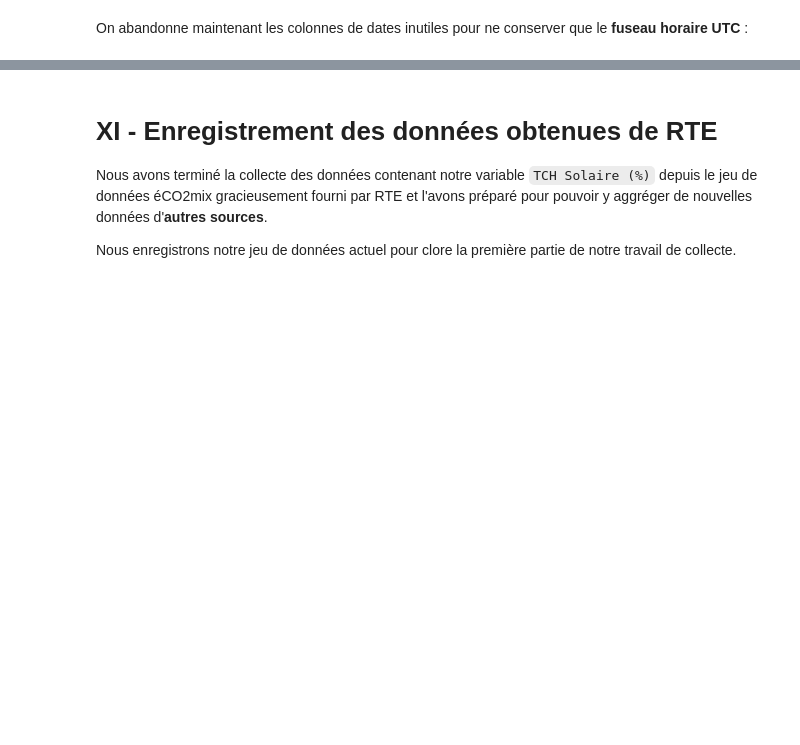
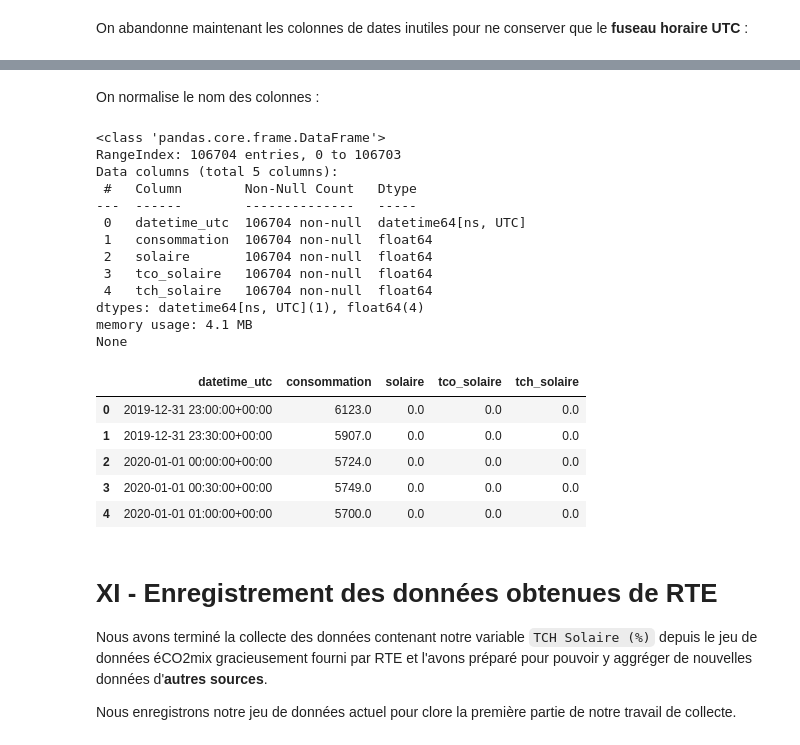
Before and after one commit to Math2935/aug25cds_variabilite, a Jupyter notebook: notebooks/02_collecte/01_production.ipynb, the cells around one changed output, grey strips where cells are left out. Drawn from its saved outputs; the diff is of its cells as text; code cells hidden in the pictures; blank space fills up the shorter version.

```diff
--- a/notebooks/02_collecte/01_production.ipynb
+++ b/notebooks/02_collecte/01_production.ipynb
@@ -447,3 +686,33 @@ print(df_rte.shape)
+# %% [markdown]
+On normalise le nom des colonnes :
+# %%
+# Normalisation du nom des colonnes (minuscules, pas d'espace, pas de caractères spéciaux autre que '_')
+import utilitaires_de_collecte
+
+df_rte = utilitaires_de_collecte.normalize_columns_name(df_rte)
+
+print(df_rte.info())
+df_rte.head()
+# %% [output]
+<class 'pandas.core.frame.DataFrame'>
+RangeIndex: 106704 entries, 0 to 106703
+Data columns (total 5 columns):
+ #   Column        Non-Null Count   Dtype
+---  ------        --------------   -----
+ 0   datetime_utc  106704 non-null  datetime64[ns, UTC]
+ 1   consommation  106704 non-null  float64
+ 2   solaire       106704 non-null  float64
+ 3   tco_solaire   106704 non-null  float64
+ 4   tch_solaire   106704 non-null  float64
+dtypes: datetime64[ns, UTC](1), float64(4)
+memory usage: 4.1 MB
+None
+|  | datetime_utc | consommation | solaire | tco_solaire | tch_solaire |
+| 0 | 2019-12-31 23:00:00+00:00 | 6123.0 | 0.0 | 0.0 | 0.0 |
+| 1 | 2019-12-31 23:30:00+00:00 | 5907.0 | 0.0 | 0.0 | 0.0 |
+| 2 | 2020-01-01 00:00:00+00:00 | 5724.0 | 0.0 | 0.0 | 0.0 |
+| 3 | 2020-01-01 00:30:00+00:00 | 5749.0 | 0.0 | 0.0 | 0.0 |
+| 4 | 2020-01-01 01:00:00+00:00 | 5700.0 | 0.0 | 0.0 | 0.0 |
 # %% [markdown]
 # XI - Enregistrement des données obtenues de RTE
 
```
Also changed, not shown: parts of 27 cells of this notebook, 1 other file.
